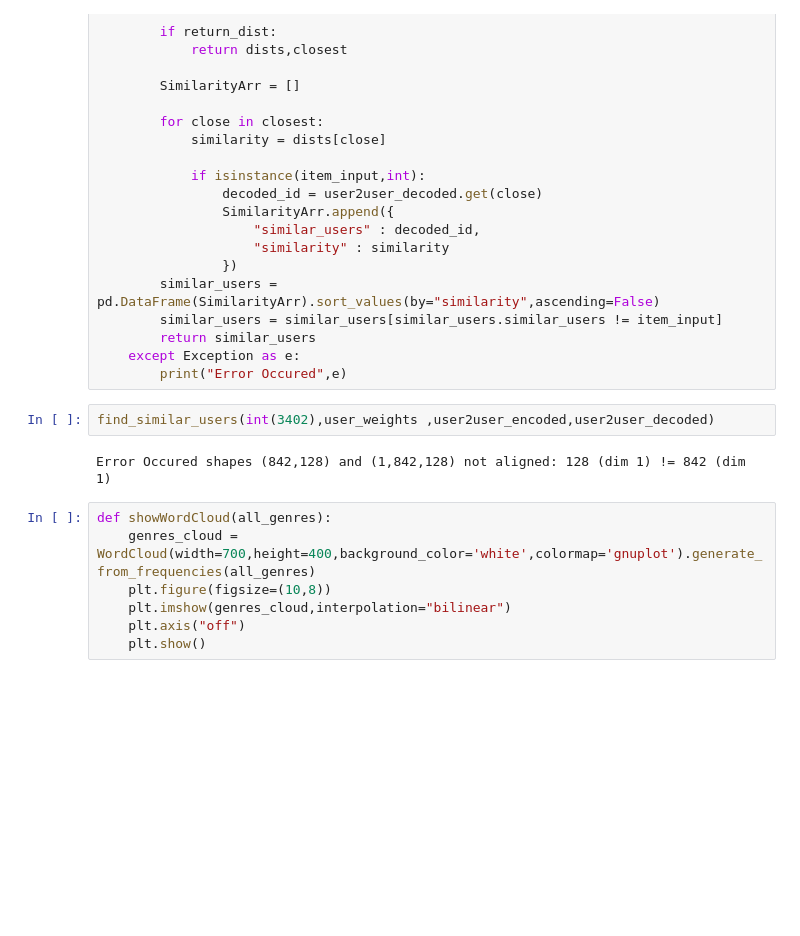
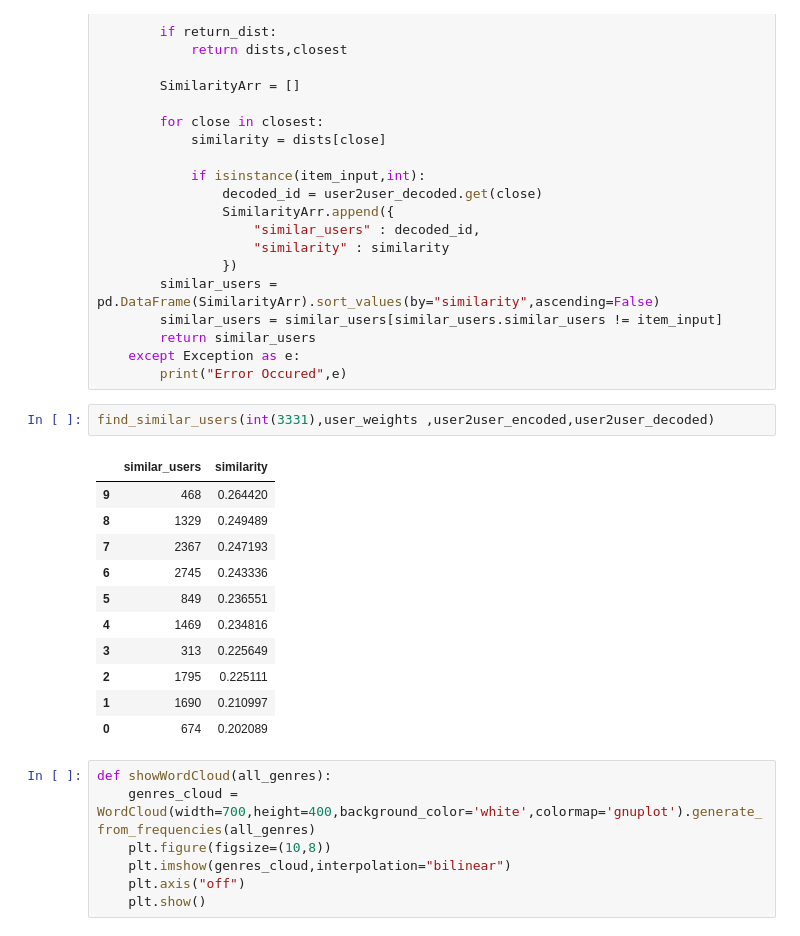
Before and after one commit to AbulFaizBangi/Anime-Rec, a Jupyter notebook: notebook/anime.ipynb, the cells around one changed output. Saved outputs shown, nothing was run; the diff lists cells and outputs as text; blank space fills up the shorter version.

```diff
--- a/notebook/anime.ipynb
+++ b/notebook/anime.ipynb
@@ -491,9 +494,19 @@ def find_similar_users(item_input , user_weights , user2user_encoded , user2user
     except Exception as e:
         print("Error Occured",e)
 # %%
-find_similar_users(int(3402),user_weights ,user2user_encoded,user2user_decoded)
+find_similar_users(int(3331),user_weights ,user2user_encoded,user2user_decoded)
 # %% [output]
-Error Occured shapes (842,128) and (1,842,128) not aligned: 128 (dim 1) != 842 (dim 1)
+|  | similar_users | similarity |
+| 9 | 468 | 0.264420 |
+| 8 | 1329 | 0.249489 |
+| 7 | 2367 | 0.247193 |
+| 6 | 2745 | 0.243336 |
+| 5 | 849 | 0.236551 |
+| 4 | 1469 | 0.234816 |
+| 3 | 313 | 0.225649 |
+| 2 | 1795 | 0.225111 |
+| 1 | 1690 | 0.210997 |
+| 0 | 674 | 0.202089 |
 # %%
 def showWordCloud(all_genres):
     genres_cloud = WordCloud(width=700,height=400,background_color='white',colormap='gnuplot').generate_from_frequencies(all_genres)
```
Also changed, not shown: parts of 6 cells of this notebook, 8 other files.
